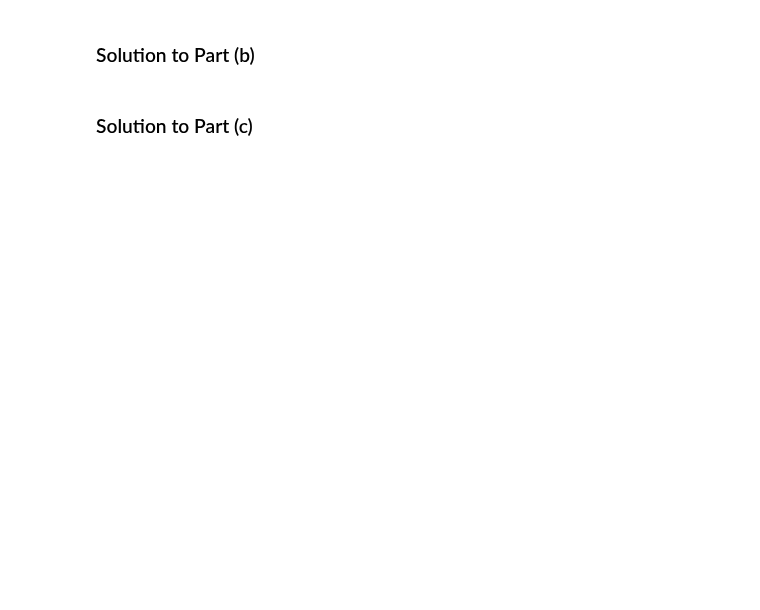
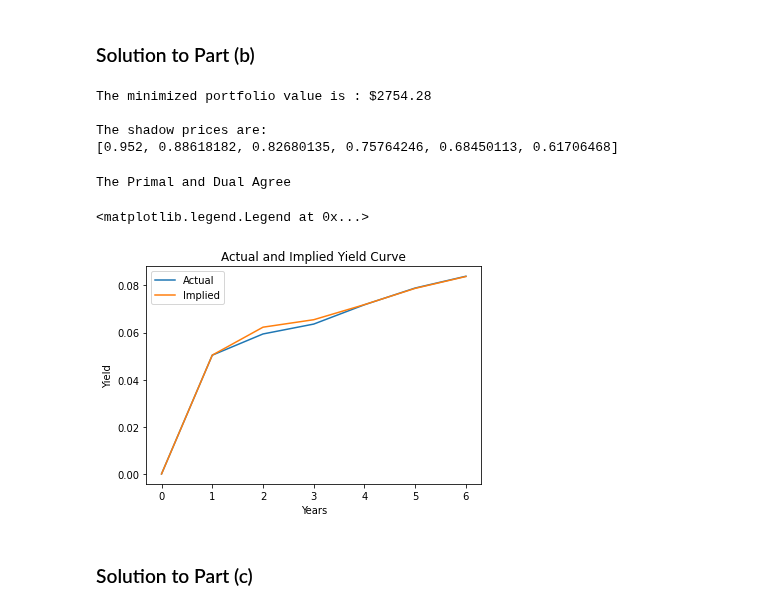
Before and after one commit to jdean53/GeneralWork, a Jupyter notebook: FinOps/HW2.ipynb, the cells around one changed output. Cells and saved outputs as stored; diff of their text form; code cells hidden in the pictures; blank space fills up the shorter version.

```diff
--- a/FinOps/HW2.ipynb
+++ b/FinOps/HW2.ipynb
@@ -143,2 +285,51 @@ How does the present value of the Immunized portfolio change if the current rate
+# %%
+'''Dual Solve'''
+liability_count = LpVariable.dicts('Liabilities',cf_yr,lowBound=0)
+
+dual = LpProblem('Dedication', LpMaximize)
+dual += lpSum([df.transpose().iloc[-1,i] * liability_count[i] for i in df.index[1:]])
+for j in bonds:
+    dual += lpSum([df.transpose().loc[j][i] * liability_count[i] for i in df.index[1:]]) <= (-1)*df.transpose().loc[j][0]
+
+dual.solve()
+
+shadow_prices = [1]
+for v in dual.variables():
+    shadow_prices.append(v.varValue)
+
+print('The minimized portfolio value is : ${:.2f}'.format(value(dual.objective)))
+
+print(' ')
+print('The shadow prices are: ')
+print(shadow_prices[1:])
+# %% [output]
+The minimized portfolio value is : $2754.28
+
+The shadow prices are:
+[0.952, 0.88618182, 0.82680135, 0.75764246, 0.68450113, 0.61706468]
+# %%
+'''Confirm Primal-Dual Relationship'''
+if (value(portfolio.objective) - value(dual.objective)) < 0.0001:
+    print('The Primal and Dual Agree')
+else:
+    print('The Primal and Dual do not Agree')
+# %% [output]
+The Primal and Dual Agree
+# %%
+'''Calculate Implied Yield Curve'''
+implied_rates  = [0]
+for i in range(1,7):
+    implied_rates.append(1 / (shadow_prices[i] ** (1/(i))) -1)
+# %%
+'''Compare Yield Curve'''
+plt.plot(rates)
+plt.plot(implied_rates)
+plt.title('Actual and Implied Yield Curve')
+plt.xlabel('Years')
+plt.ylabel('Yield')
+plt.legend(['Actual','Implied'])
+# %% [output]
+<matplotlib.legend.Legend at 0x...>
+[figure, added]
 # %% [markdown]
 ### Solution to Part (c)
```
Also changed, not shown: parts of 36 cells of this notebook, 3 other files.
